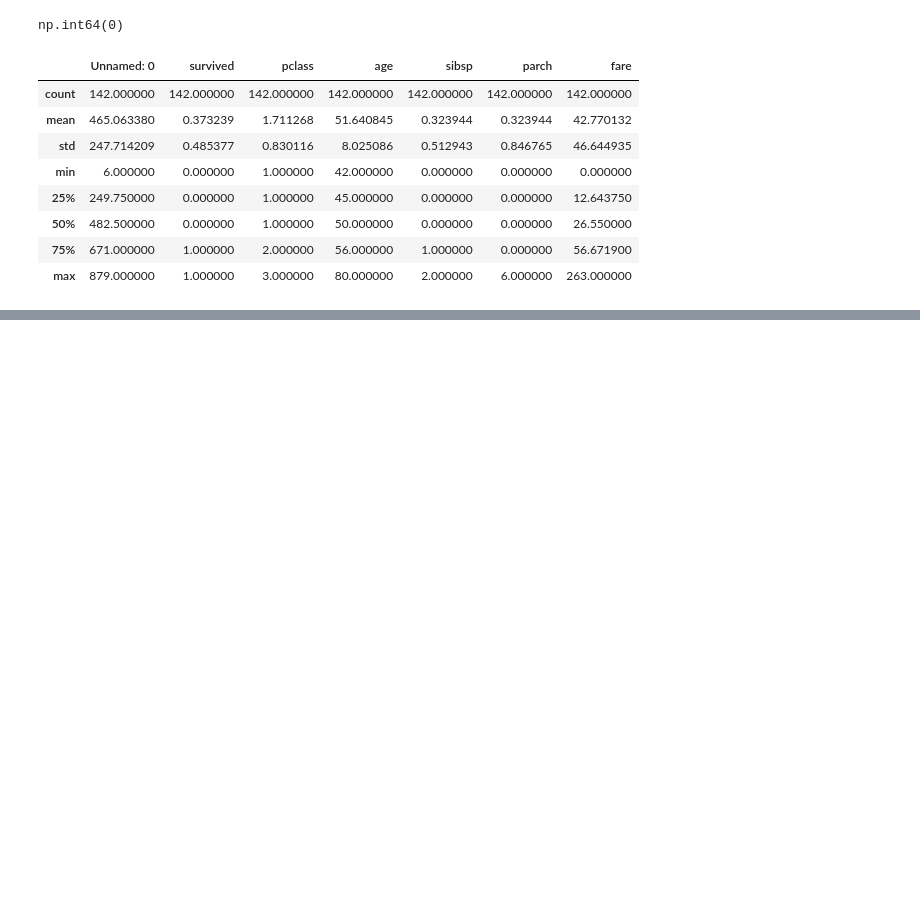
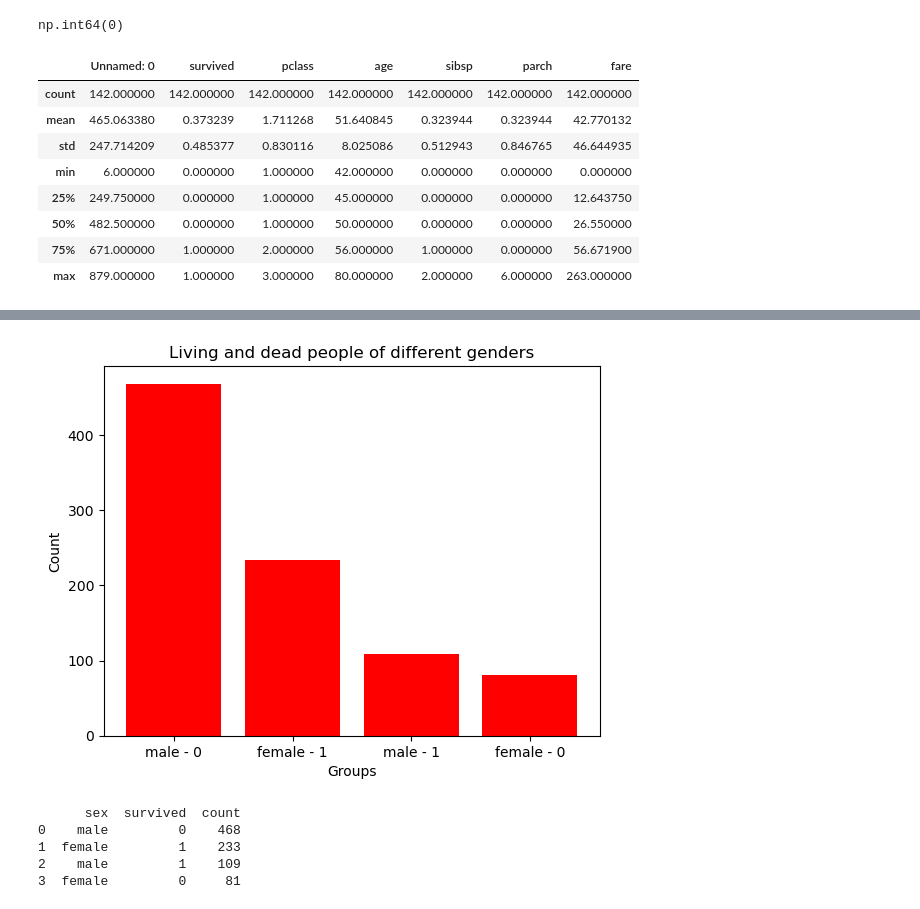
Before and after one commit to motahare-M0r/Titanic-Analysis, a Jupyter notebook: Titanic.ipynb, the cells around one changed output, grey strips where cells are left out. Saved outputs shown, nothing was run; the diff lists cells and outputs as text; code cells hidden in the pictures; blank space fills up the shorter version.

```diff
--- a/Titanic.ipynb
+++ b/Titanic.ipynb
@@ -97,0 +115,21 @@ Name: count, dtype: int64
+# %%
+# 1 : Living and dead people of different genders
+
+peapole = titanic[["sex", "survived"]].value_counts().reset_index(name="count")
+
+plt.bar(range(len(peapole)), peapole["count"], color="red")
+plt.xticks(range(len(peapole)), peapole["sex"] + " - " + peapole["survived"].astype(str))
+plt.xlabel("Groups")
+plt.ylabel("Count")
+plt.title("Living and dead people of different genders")
+plt.show()
+# %% [output]
+[figure, added]
+# %%
+print(peapole)
+# %% [output]
+      sex  survived  count
+0    male         0    468
+1  female         1    233
+2    male         1    109
+3  female         0     81
```
Also changed, not shown: parts of 6 cells of this notebook, 1 other file.
